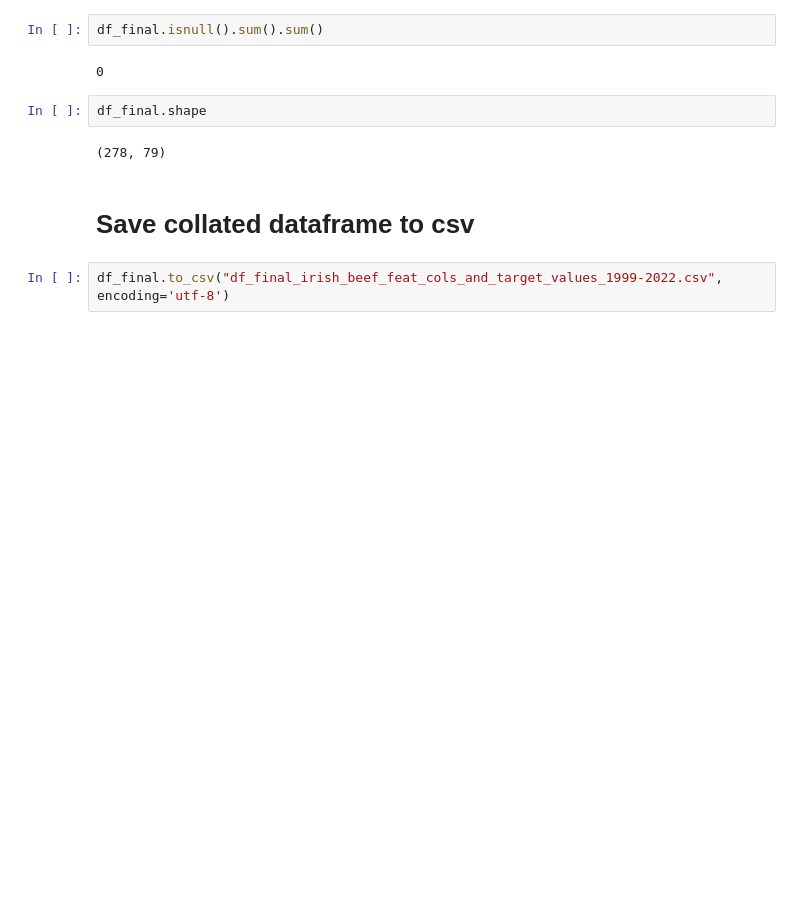
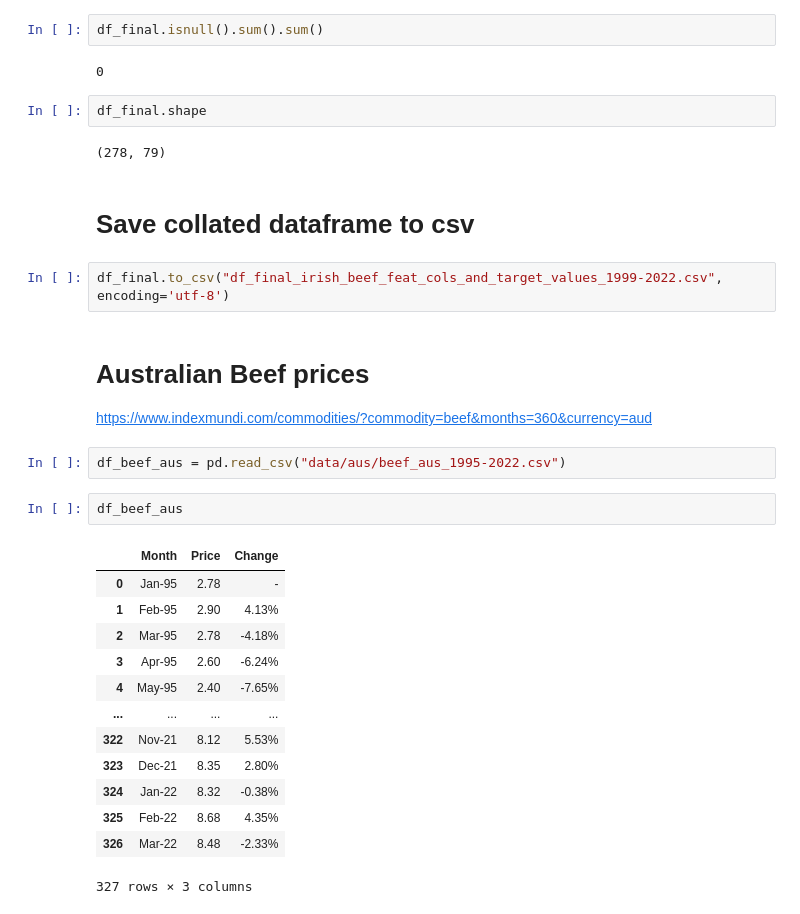
Before and after one commit to trentsteel777/CA2, a Jupyter notebook: DataPrep.ipynb, the cells around one changed output. Drawn from its saved outputs; the diff is of its cells as text; blank space fills up the shorter version.

Commit message:
added in australian beef prices and removed new zealand data

```diff
--- a/DataPrep.ipynb
+++ b/DataPrep.ipynb
@@ -3692,3 +3692,25 @@ df_final.shape
 # Save collated dataframe to csv
 # %%
 df_final.to_csv("df_final_irish_beef_feat_cols_and_target_values_1999-2022.csv", encoding='utf-8')
+# %% [markdown]
+# Australian Beef prices
+
+https://www.indexmundi.com/commodities/?commodity=beef&months=360&currency=aud
+# %%
+df_beef_aus = pd.read_csv("data/aus/beef_aus_1995-2022.csv")
+# %%
+df_beef_aus
+# %% [output]
+|  | Month | Price | Change |
+| 0 | Jan-95 | 2.78 | - |
+| 1 | Feb-95 | 2.90 | 4.13% |
+| 2 | Mar-95 | 2.78 | -4.18% |
+| 3 | Apr-95 | 2.60 | -6.24% |
+| 4 | May-95 | 2.40 | -7.65% |
+| ... | ... | ... | ... |
+| 322 | Nov-21 | 8.12 | 5.53% |
+| 323 | Dec-21 | 8.35 | 2.80% |
+| 324 | Jan-22 | 8.32 | -0.38% |
+| 325 | Feb-22 | 8.68 | 4.35% |
+| 326 | Mar-22 | 8.48 | -2.33% |
+327 rows × 3 columns
```
Also changed, not shown: parts of 12 cells of this notebook, 15 other files.
